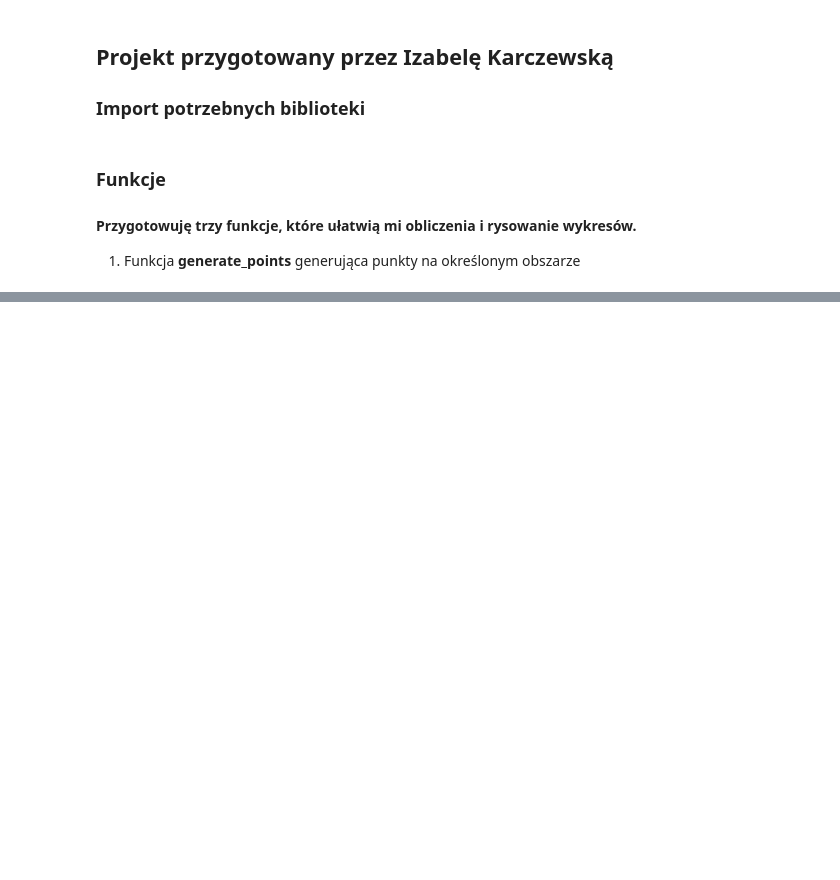
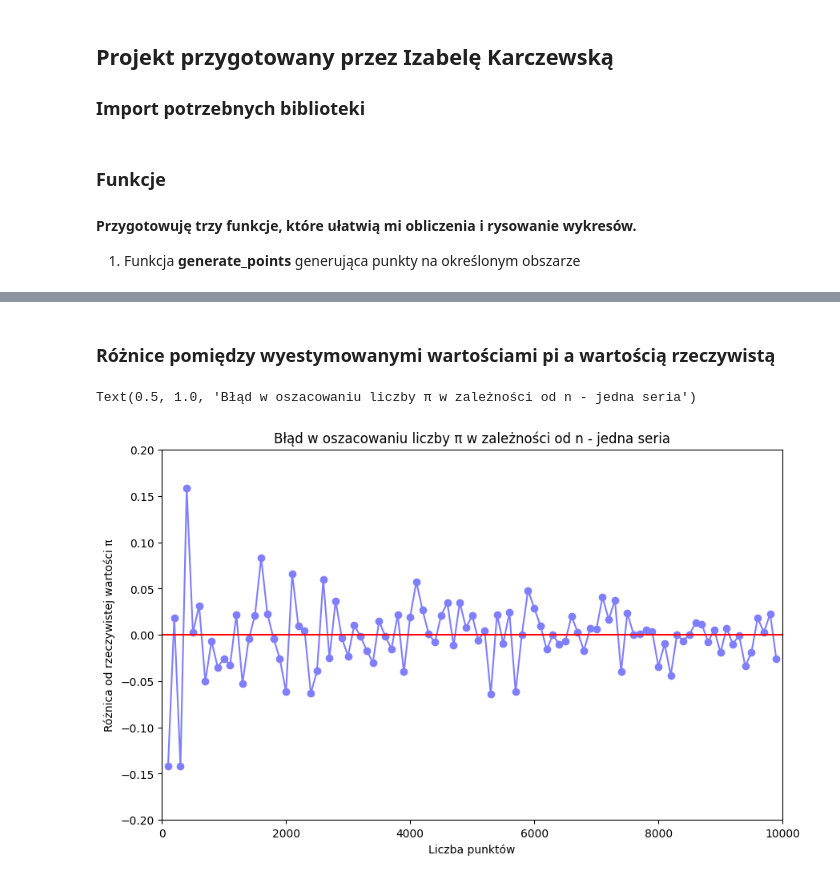
Before and after one commit to IzaKarczewska/Computational-Engineering, a Jupyter notebook: MonteCarlo/MonteCarlo.ipynb, the cells around one changed output, grey strips where cells are left out. Drawn from its saved outputs; the diff is of its cells as text; code cells hidden in the pictures; blank space fills up the shorter version.

```diff
--- a/MonteCarlo/MonteCarlo.ipynb
+++ b/MonteCarlo/MonteCarlo.ipynb
@@ -71,0 +70,26 @@ No artists with labels found to put in legend.  Note that artists whose label st
+# %% [markdown]
+### Różnice pomiędzy wyestymowanymi wartościami pi a wartością rzeczywistą
+# %%
+n_values = range(100, 10000, 100)
+pi_estimates = []
+
+for n in n_values:
+    points = generate_points(n)
+    points = points_in_circle(points)
+    pi = estimate_pi(points)
+    pi_estimates.append(pi)
+
+real_pi = np.pi
+differences = [estimate - real_pi for estimate in pi_estimates]
+
+plt.figure(figsize=(10, 6))
+plt.plot(n_values, differences, marker='o', color="#7F7EFF")
+plt.axhline(y=0, color='r')
+plt.xlabel('Liczba punktów')
+plt.ylabel('Różnica od rzeczywistej wartości π')
+plt.xlim(-0.5,10000)
+plt.ylim(-0.2, 0.2)
+plt.title('Błąd w oszacowaniu liczby π w zależności od n - jedna seria')
+# %% [output]
+Text(0.5, 1.0, 'Błąd w oszacowaniu liczby π w zależności od n - jedna seria')
+[figure, added]
```
Also changed, not shown: parts of 15 cells of this notebook.
